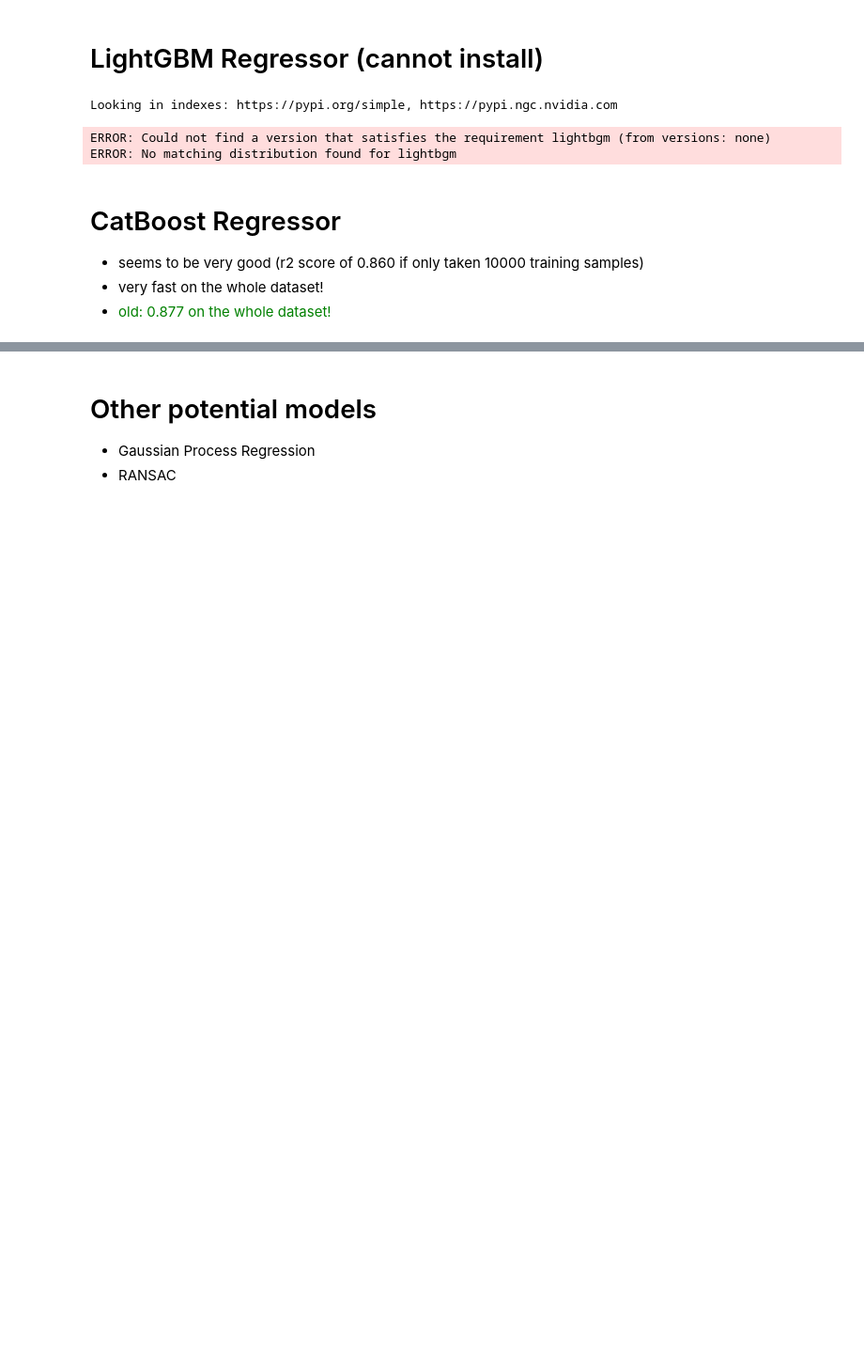
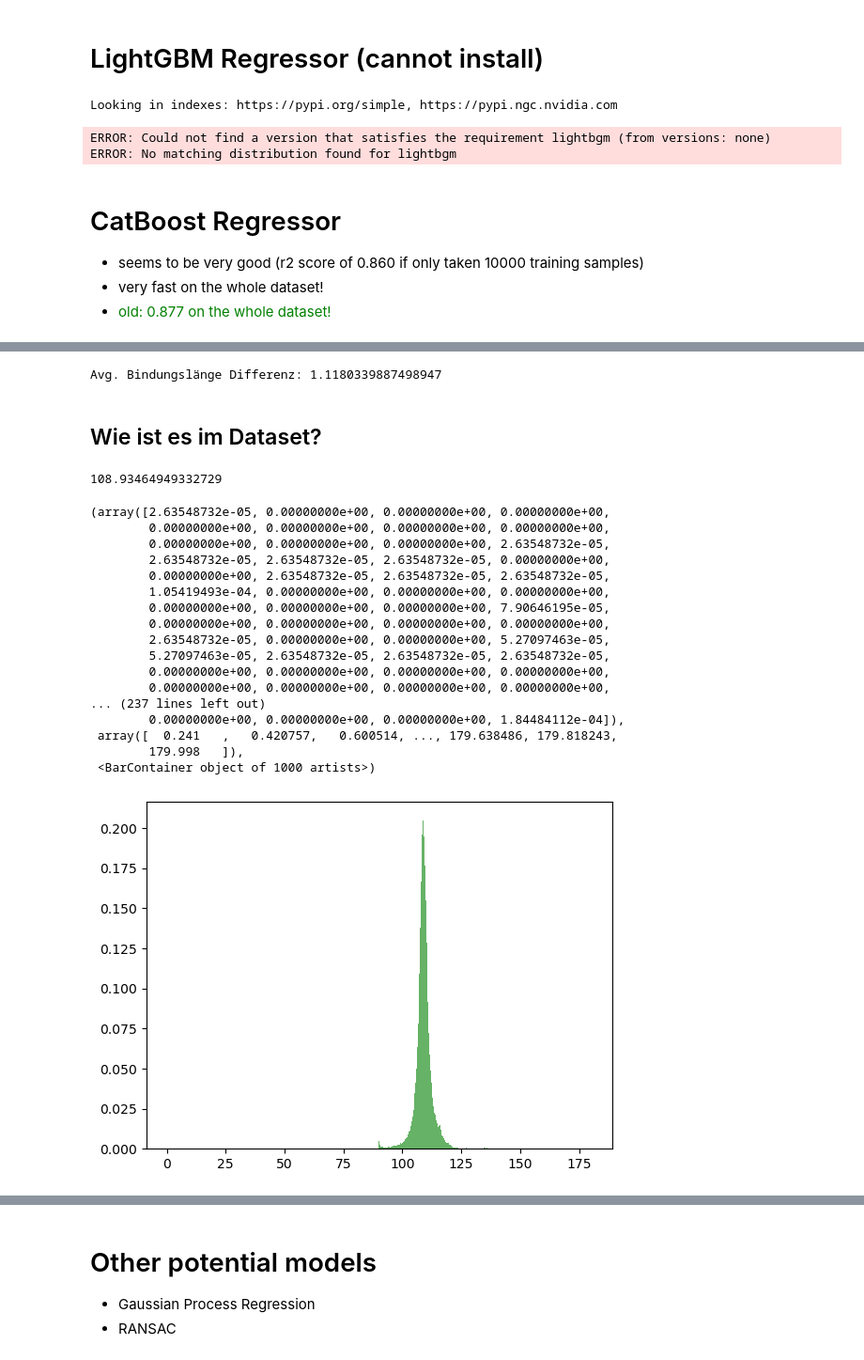
Before and after one commit to Hasosh/Hydrogen-Prediction, a Jupyter notebook: src/bagging_and_boosting.ipynb, the cells around one changed output, grey strips where cells are left out. Shown at 94% size. Saved outputs shown, nothing was run; the diff lists cells and outputs as text; code cells hidden in the pictures; blank space fills up the shorter version.

```diff
--- a/src/bagging_and_boosting.ipynb
+++ b/src/bagging_and_boosting.ipynb
@@ -6,5 +9,5 @@ import pickle
 # %%
-with open("../data/centralatom-C_numberhydrogens-1/training-validation.pkl", 'rb') as file: # no_descriptor_approach_sorted_and_descriptor.pkl
+with open("../data/centralatom-C_numhydrogens-1_numneighbors-3_depth-1/training-validation.pkl", 'rb') as file: # no_descriptor_approach_sorted_and_descriptor.pkl
     data = pickle.load(file)
 # %%
 X, y = data
@@ -240,0 +385,50 @@ array([[-0.23530424, -0.98650811, -0.09133349],
+# %%
+# Example usage
+predictions =[[1, 1, 0], [1, 1, 0]] # [3.0, -0.5, 2.0, 7.0]
+ground_truth = [[1, 2, 0], [2, 2, 0]] # [2.5, 0.0, 2.0, 8.0]
+bindugslänge_diff = metric_bindungslänge_differenz(predictions, ground_truth)
+print("Avg. Bindungslänge Differenz:", bindugslänge_diff)
+# %% [output]
+Avg. Bindungslänge Differenz: 1.1180339887498947
+# %%
+import sys
+def all_angles_H_central_neighbor(X_relative_coordinates, y):
+    assert len(X_relative_coordinates) == len(y), "Length of X and y is not the same"
+
+    all_angles = []
+    for current_X, current_y in zip(X_relative_coordinates, y):
+        for coords in current_X:
+            _, angle = cosine_similarity_and_angle(coords, current_y)
+            all_angles.append(angle)
+    return np.array(all_angles)
+# %% [markdown]
+## Wie ist es im Dataset?
+# %%
+all_angles = all_angles_H_central_neighbor(rel_coordinates, y)
+# %%
+# Laut Theorie müssten es bei H-C-C_3 genau 109,5 Grad sein, also passt
+np.average(all_angles)
+# %% [output]
+108.93464949332729
+# %%
+# Create a histogram of the data
+plt.hist(all_angles, bins=1000, density=True, alpha=0.6, color='g')
+# %% [output]
+(array([2.63548732e-05, 0.00000000e+00, 0.00000000e+00, 0.00000000e+00,
+        0.00000000e+00, 0.00000000e+00, 0.00000000e+00, 0.00000000e+00,
+        0.00000000e+00, 0.00000000e+00, 0.00000000e+00, 2.63548732e-05,
+        2.63548732e-05, 2.63548732e-05, 2.63548732e-05, 0.00000000e+00,
+        0.00000000e+00, 2.63548732e-05, 2.63548732e-05, 2.63548732e-05,
+        1.05419493e-04, 0.00000000e+00, 0.00000000e+00, 0.00000000e+00,
+        0.00000000e+00, 0.00000000e+00, 0.00000000e+00, 7.90646195e-05,
+        0.00000000e+00, 0.00000000e+00, 0.00000000e+00, 0.00000000e+00,
+        2.63548732e-05, 0.00000000e+00, 0.00000000e+00, 5.27097463e-05,
+        5.27097463e-05, 2.63548732e-05, 2.63548732e-05, 2.63548732e-05,
+        0.00000000e+00, 0.00000000e+00, 0.00000000e+00, 0.00000000e+00,
+        0.00000000e+00, 0.00000000e+00, 0.00000000e+00, 0.00000000e+00,
+... (237 lines left out)
+        0.00000000e+00, 0.00000000e+00, 0.00000000e+00, 1.84484112e-04]),
+ array([  0.241   ,   0.420757,   0.600514, ..., 179.638486, 179.818243,
+        179.998   ]),
+ <BarContainer object of 1000 artists>)
+[figure, added]
```
Also changed, not shown: parts of 50 cells of this notebook.
